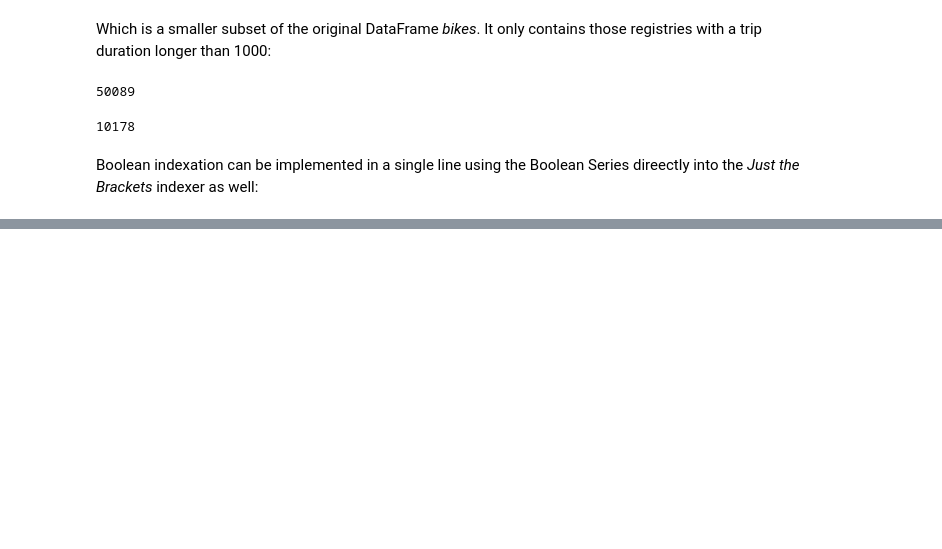
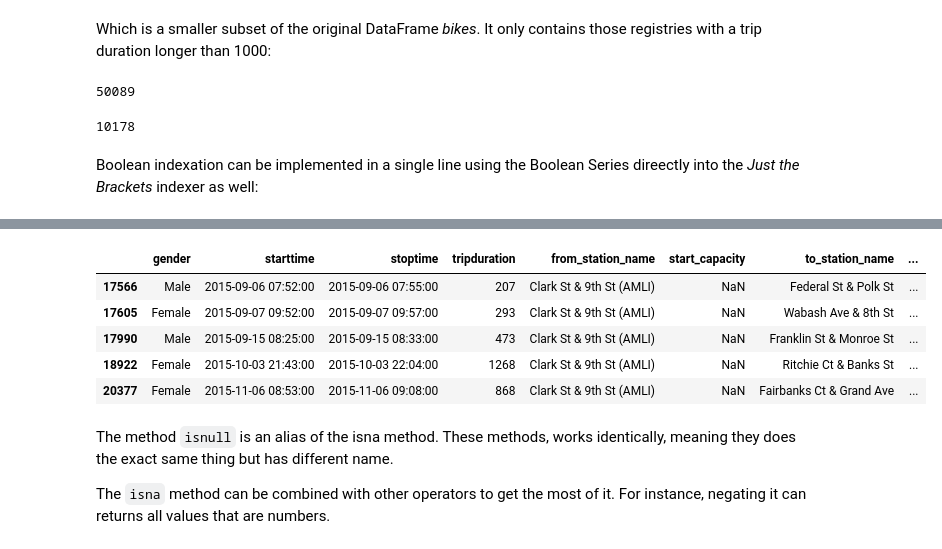
Before and after one commit to bizzaccelerator/Data-Science-Study-Notes, a Jupyter notebook: 3. Data managing using Pandas - Part 2.ipynb, the cells around one changed output, grey strips where cells are left out. Saved outputs shown, nothing was run; the diff lists cells and outputs as text; code cells hidden in the pictures; blank space fills up the shorter version.

Commit message:
Multiple Boolean condition filtering added

```diff
--- a/3. Data managing using Pandas - Part 2.ipynb
+++ b/3. Data managing using Pandas - Part 2.ipynb
@@ -352,0 +430,5 @@ bikes[bikes['tripduration'] > 1000].head()
+# %%
+bikes2 = bikes.set_index('starttime')
+temp2 = bikes2['temperature']
+filt = temp2.between(50, 60)
+temp2.head(3)
@@ -352,0 +468,15 @@ bikes[bikes['tripduration'] > 1000].head()
+# %%
+#The filter to get the empty cells in the start_capactity column can be applied as:
+filt = bikes['start_capacity'].isna()
+bikes[filt].head()
+# %% [output]
+|  | gender | starttime | stoptime | tripduration | from_station_name | start_capacity | to_station_name | ... |
+| 17566 | Male | 2015-09-06 07:52:00 | 2015-09-06 07:55:00 | 207 | Clark St & 9th St (AMLI) | NaN | Federal St & Polk St | ... |
+| 17605 | Female | 2015-09-07 09:52:00 | 2015-09-07 09:57:00 | 293 | Clark St & 9th St (AMLI) | NaN | Wabash Ave & 8th St | ... |
+| 17990 | Male | 2015-09-15 08:25:00 | 2015-09-15 08:33:00 | 473 | Clark St & 9th St (AMLI) | NaN | Franklin St & Monroe St | ... |
+| 18922 | Female | 2015-10-03 21:43:00 | 2015-10-03 22:04:00 | 1268 | Clark St & 9th St (AMLI) | NaN | Ritchie Ct & Banks St | ... |
+| 20377 | Female | 2015-11-06 08:53:00 | 2015-11-06 09:08:00 | 868 | Clark St & 9th St (AMLI) | NaN | Fairbanks Ct & Grand Ave | ... |
+# %% [markdown]
+The method `isnull` is an alias of the isna method. These methods, works identically, meaning they does the exact same thing but has different name.
+
+The `isna` method can be combined with other operators to get the most of it. For instance, negating it can returns all values that are numbers.
```
Also changed, not shown: parts of 22 cells of this notebook.
